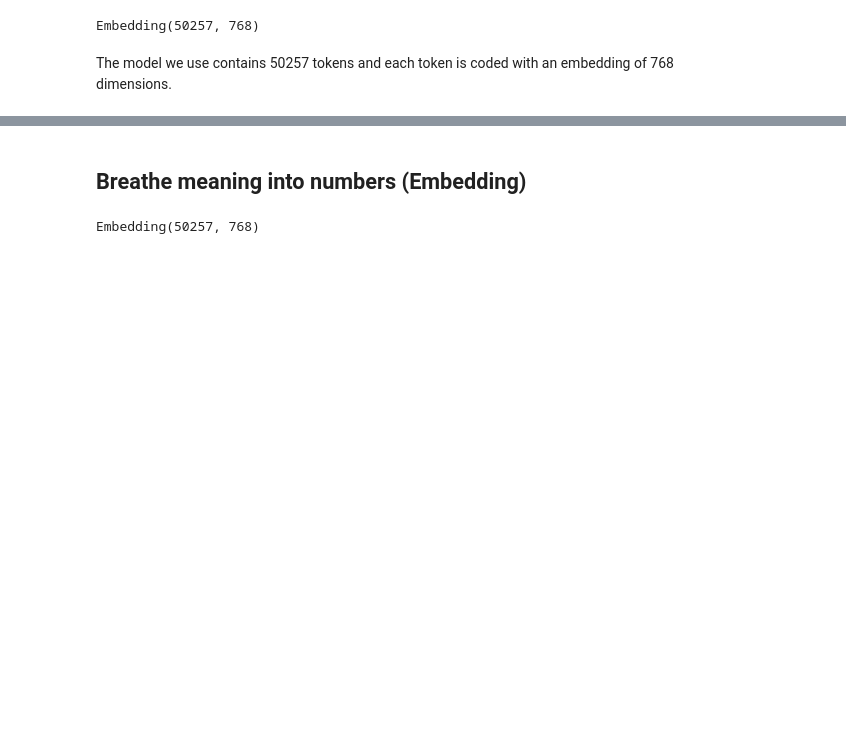
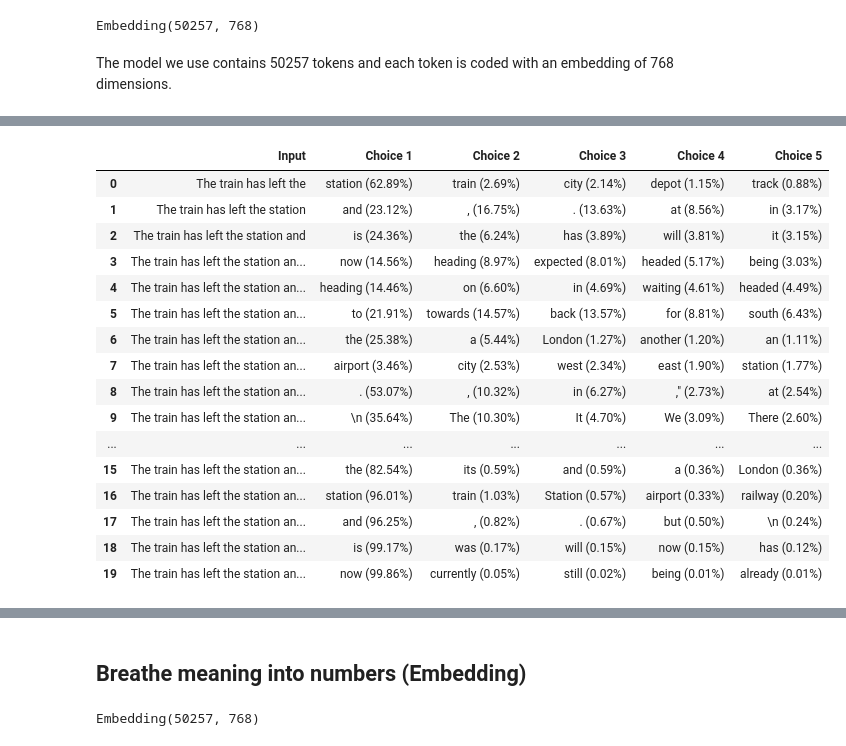
Before and after one commit to erc-kluijtmans/Machine-Learning, a Jupyter notebook: Simple_Transformer_Language_Model.ipynb, the cells around one changed output, grey strips where cells are left out. Cells and saved outputs as stored; diff of their text form; code cells hidden in the pictures; blank space fills up the shorter version.

```diff
--- a/Simple_Transformer_Language_Model.ipynb
+++ b/Simple_Transformer_Language_Model.ipynb
@@ -89,0 +168,4 @@ tensor([[1169, 3797, 3332,  319,  262, 2603,   11,  290,  262, 3797, 3332,  319,
+# %%
+input_txt = "The train has left the"
+input_ids = tokenizer(input_txt, return_tensors="pt")["input_ids"]
+tokenizer.convert_ids_to_tokens(input_ids[0])
@@ -97,3 +192,55 @@ tensor([[7718]])
+# %%
+import pandas as pd
+pd.set_option('max_colwidth', None)
+pd.set_option('display.max_rows', None)
+pd.set_option('display.max_columns', None)
+# %%
+import torch
+
+iterations = []
+n_steps = 20
+choices_per_step = 5
+
+with torch.no_grad():
+    for _ in range(n_steps):
+        iteration = dict()
+        iteration["Input"] = tokenizer.decode(input_ids[0])
+        output = model(input_ids=input_ids)
+        # Select logits of the first batch and the last token and apply softmax
+        next_token_logits = output.logits[0, -1, :]
+        next_token_probs = torch.softmax(next_token_logits, dim=-1)
+        sorted_ids = torch.argsort(next_token_probs, dim=-1, descending=True)
+        # Store tokens with highest probabilities
+        for choice_idx in range(choices_per_step):
+            token_id = sorted_ids[choice_idx]
+            token_prob = next_token_probs[token_id].cpu().numpy()
+            token_choice = (
+                f"{tokenizer.decode(token_id)} ({100 * token_prob:.2f}%)"
+            )
+            iteration[f"Choice {choice_idx+1}"] = token_choice
+        # Append predicted next token to input
+        input_ids = torch.cat([input_ids, sorted_ids[None, 0, None]], dim=-1)
+        iterations.append(iteration)
+
+pd.DataFrame(iterations)
+# %% [output]
+|  | Input | Choice 1 | Choice 2 | Choice 3 | Choice 4 | Choice 5 |
+| 0 | The train has left the | station (62.89%) | train (2.69%) | city (2.14%) | depot (1.15%) | track (0.88%) |
+| 1 | The train has left the station | and (23.12%) | , (16.75%) | . (13.63%) | at (8.56%) | in (3.17%) |
+| 2 | The train has left the station and | is (24.36%) | the (6.24%) | has (3.89%) | will (3.81%) | it (3.15%) |
+| 3 | The train has left the station an... | now (14.56%) | heading (8.97%) | expected (8.01%) | headed (5.17%) | being (3.03%) |
+| 4 | The train has left the station an... | heading (14.46%) | on (6.60%) | in (4.69%) | waiting (4.61%) | headed (4.49%) |
+| 5 | The train has left the station an... | to (21.91%) | towards (14.57%) | back (13.57%) | for (8.81%) | south (6.43%) |
+| 6 | The train has left the station an... | the (25.38%) | a (5.44%) | London (1.27%) | another (1.20%) | an (1.11%) |
+| 7 | The train has left the station an... | airport (3.46%) | city (2.53%) | west (2.34%) | east (1.90%) | station (1.77%) |
+| 8 | The train has left the station an... | . (53.07%) | , (10.32%) | in (6.27%) | ," (2.73%) | at (2.54%) |
+| 9 | The train has left the station an... | \n (35.64%) | The (10.30%) | It (4.70%) | We (3.09%) | There (2.60%) |
+| ... | ... | ... | ... | ... | ... | ... |
+| 15 | The train has left the station an... | the (82.54%) | its (0.59%) | and (0.59%) | a (0.36%) | London (0.36%) |
+| 16 | The train has left the station an... | station (96.01%) | train (1.03%) | Station (0.57%) | airport (0.33%) | railway (0.20%) |
+| 17 | The train has left the station an... | and (96.25%) | , (0.82%) | . (0.67%) | but (0.50%) | \n (0.24%) |
+| 18 | The train has left the station an... | is (99.17%) | was (0.17%) | will (0.15%) | now (0.15%) | has (0.12%) |
+| 19 | The train has left the station an... | now (99.86%) | currently (0.05%) | still (0.02%) | being (0.01%) | already (0.01%) |
 # %%
 tokenizer.convert_ids_to_tokens(input[0])
 # %% [output]
```
Also changed, not shown: parts of 62 cells of this notebook.
